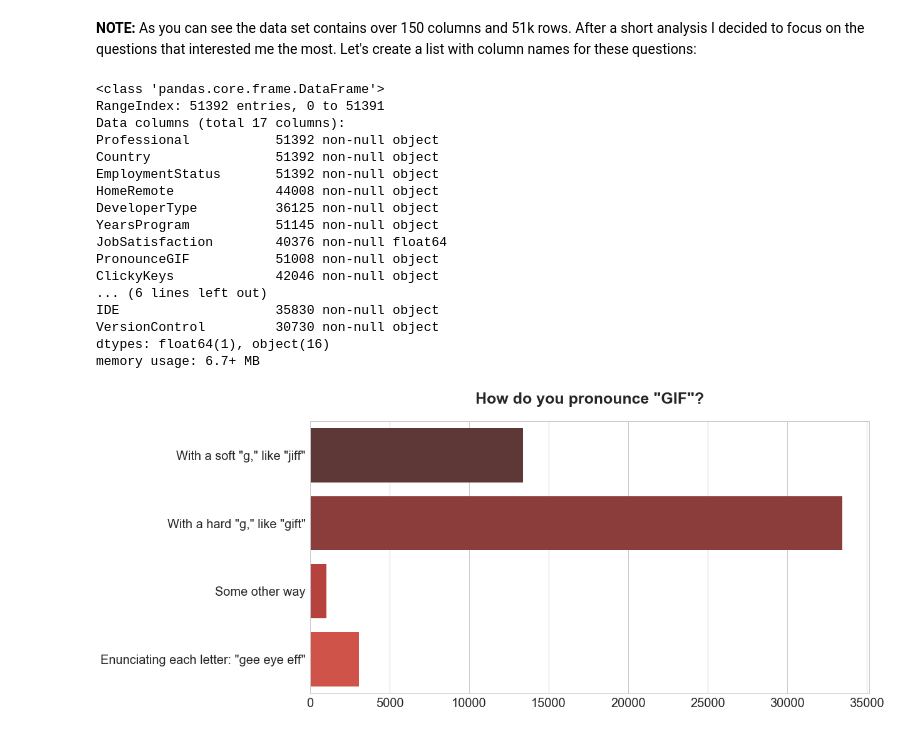
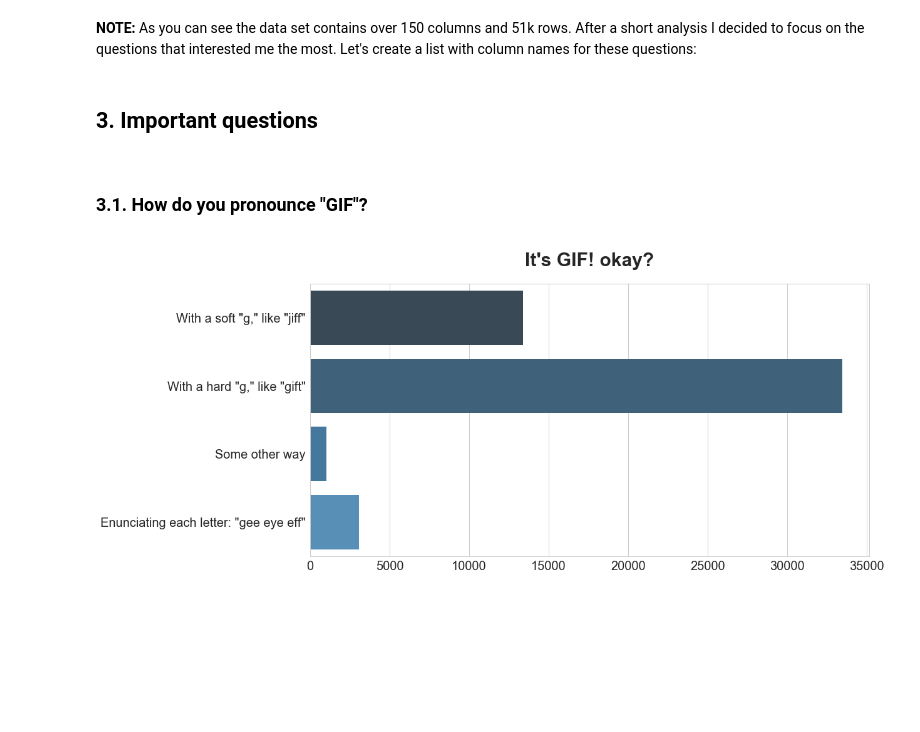
Before and after one commit to SkalskiP/ILearnMachineLearning.py, a Jupyter notebook: 0_Kaggle_projects/How To Pronounce GIF.ipynb, the cells around one changed output. Cells and saved outputs as stored; diff of their text form; code cells hidden in the pictures; blank space fills up the shorter version.

```diff
--- a/0_Kaggle_projects/How To Pronounce GIF.ipynb
+++ b/0_Kaggle_projects/How To Pronounce GIF.ipynb
@@ -50,33 +70,19 @@ interesting_columns = [
     'VersionControl'
 ]
 data = pd.DataFrame(dataset, columns=interesting_columns)
-# %%
-data.info()
-# %% [output]
-<class 'pandas.core.frame.DataFrame'>
-RangeIndex: 51392 entries, 0 to 51391
-Data columns (total 17 columns):
-Professional           51392 non-null object
-Country                51392 non-null object
-EmploymentStatus       51392 non-null object
-HomeRemote             44008 non-null object
-DeveloperType          36125 non-null object
-YearsProgram           51145 non-null object
-JobSatisfaction        40376 non-null float64
-PronounceGIF           51008 non-null object
-ClickyKeys             42046 non-null object
-... (6 lines left out)
-IDE                    35830 non-null object
-VersionControl         30730 non-null object
-dtypes: float64(1), object(16)
-memory usage: 6.7+ MB
+# %% [markdown]
+## 3. Important questions
+<a id="important_questions"></a>
+# %% [markdown]
+### 3.1. How do you pronounce "GIF"?
+<a id="gif"></a>
 # %%
 plt.figure(figsize=(16,8))
 sns.set_style("whitegrid")
-plt.title('How do you pronounce "GIF"?', fontsize=25, fontweight='bold', y=1.05,)
-sns.countplot(y="PronounceGIF", data=data, palette=sns.color_palette("Reds_d"));
+plt.title("It's GIF! okay?", fontsize=30, fontweight='bold', y=1.05,)
+sns.countplot(y="PronounceGIF", data=data, palette=sns.color_palette("Blues_d"));
 plt.xlabel('', fontsize=15)
 plt.ylabel('', fontsize=15)
 plt.show()
 # %% [output]
-[figure, old version]
+[figure, new version]
```
Also changed, not shown: parts of 16 cells of this notebook.
